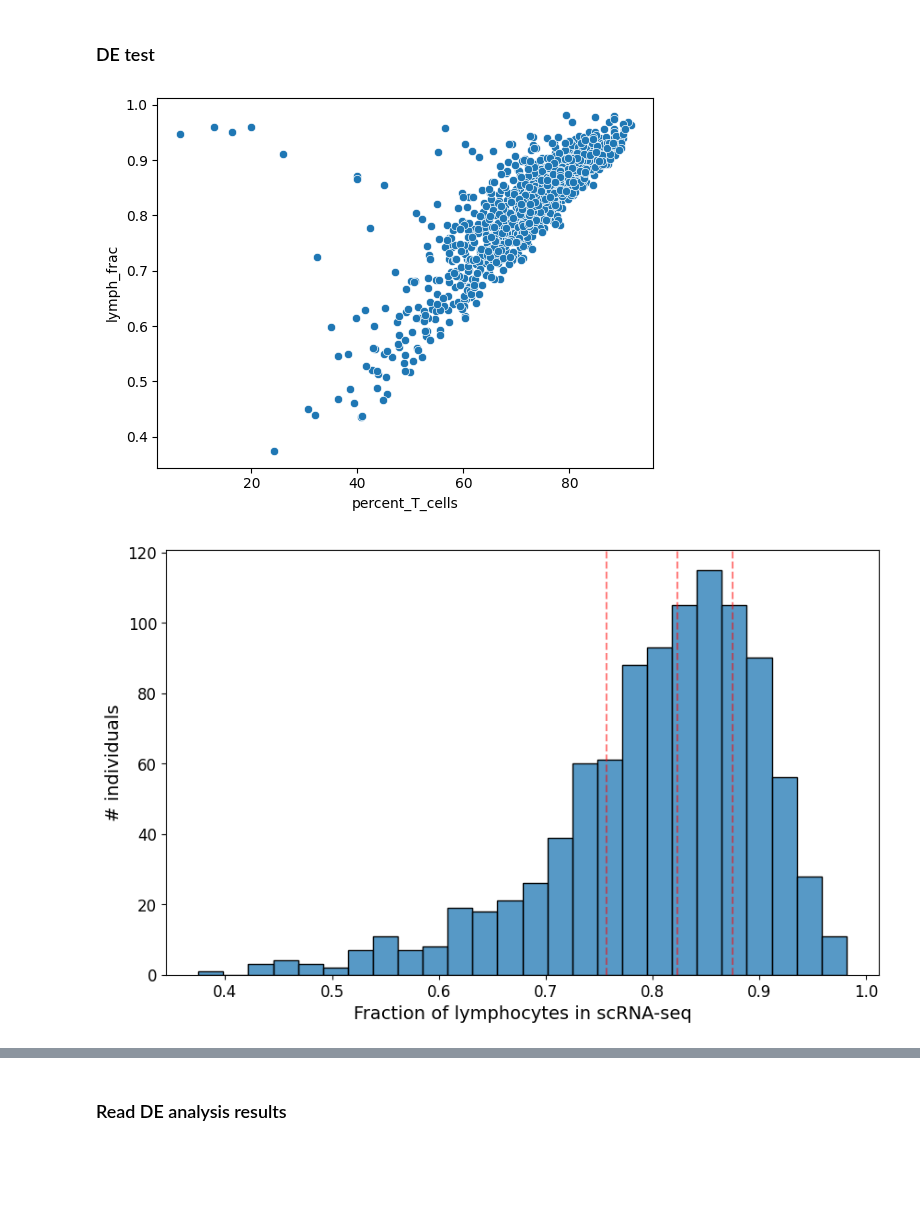
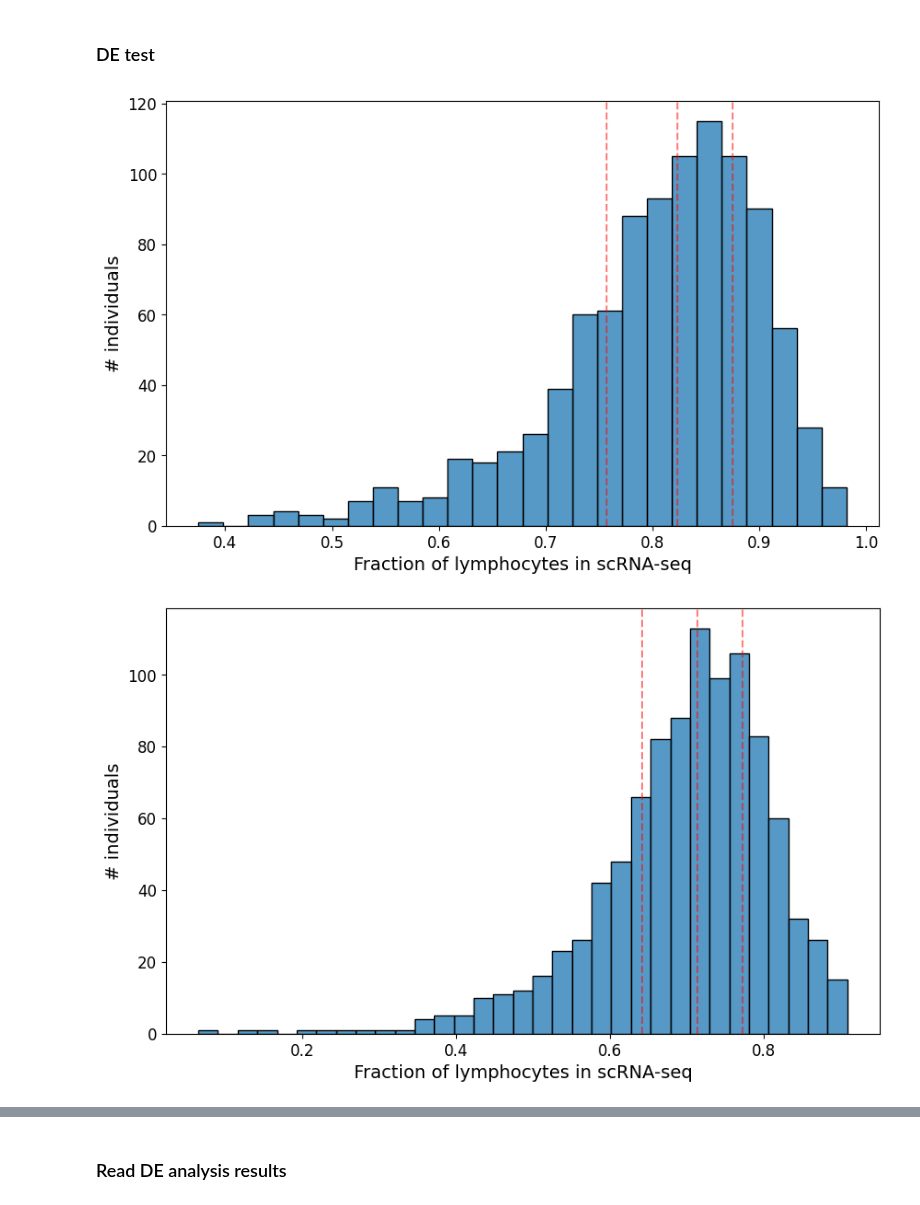
Before and after one commit to emdann/GWT_perturbseq_analysis_2025, a Jupyter notebook: src/7_1k1k_analysis/lymph_counts_DE_analysis.ipynb, the cells around one changed output, grey strips where cells are left out. Drawn from its saved outputs; the diff is of its cells as text; code cells hidden in the pictures; blank space fills up the shorter version.

```diff
--- a/src/7_1k1k_analysis/lymph_counts_DE_analysis.ipynb
+++ b/src/7_1k1k_analysis/lymph_counts_DE_analysis.ipynb
@@ -113,24 +71,53 @@ adata_sums = sc.read_h5ad(datadir + f"Yazar2022_{ct}_processed.pbulk.h5ad")
 # %%
+datadir = '/mnt/oak/users/emma/data/GWT/OneK1K_analysis/'
+ct = 'CD4T'
+ct_counts = pd.read_csv(datadir+'cell_type_counts_full.csv', index_col=0)
+metadata = pd.read_csv(datadir + f'Yazar2022_{ct}_processed.metadata.csv', index_col=0)
+adata_sums = sc.read_h5ad(datadir + f"Yazar2022_{ct}_processed.pbulk.h5ad")
+
+adata_sums = adata_sums[adata_sums.obs['predicted.celltype.l2'] == 'CD4 TCM']
+metadata = metadata[metadata['predicted.celltype.l2'] == 'CD4 TCM'].copy()
+
 lymphocytes = ['B intermediate', 'B memory', 'B naive', 'CD4 CTL',
        'CD4 Naive', 'CD4 Proliferating', 'CD4 TCM', 'CD4 TEM', 'CD8 Naive',
        'CD8 Proliferating', 'CD8 TCM', 'CD8 TEM', 'NK Proliferating',
        'NK_CD56bright', 'Treg', 'gdT', 'dnT']
-metadata['lymph_frac'] = ct_counts[lymphocytes].sum(1) / ct_counts.sum(1)
-metadata['lymph_frac_quartile'] = pd.qcut(metadata['lymph_frac'], q=4, labels=False) / 3  # Dividing by 3 to get values between 0-1
+Tcells = ['CD4 CTL', 'CD4 Naive', 'CD4 Proliferating', 'CD4 TCM', 'CD4 TEM', 'CD8 Naive',
+       'CD8 Proliferating', 'CD8 TCM', 'CD8 TEM', 'Treg', 'gdT', 'dnT']
+ct_counts['lymph_frac'] = ct_counts[lymphocytes].sum(1) / ct_counts.sum(1)
+ct_counts['lymph_frac_quartile'] = pd.qcut(ct_counts['lymph_frac'], q=4, labels=False) / 3  # Dividing by 3 to get values between 0-1
 
-sns.scatterplot(data=metadata, x='percent_T_cells', y='lymph_frac')
-plt.show()
+ct_counts['T_frac'] = ct_counts[Tcells].sum(1) / ct_counts.sum(1)
+ct_counts['T_frac_quartile'] = pd.qcut(ct_counts['T_frac'], q=4, labels=False) / 3  # Dividing by 3 to get values between 0-1
+
+metadata = pd.merge(metadata.reset_index(), ct_counts.reset_index()[['donor_id', 'lymph_frac_quartile', 'lymph_frac', 'T_frac_quartile', 'T_frac']], on='donor_id', how='left')
+metadata = metadata.set_index('index')
+
+# sns.scatterplot(data=metadata, x='percent_T_cells', y='lymph_frac')
+# plt.show()
 
 plt.figure(figsize=(10,6))
 sns.histplot(data=metadata, x='lymph_frac')
 plt.xlabel("Fraction of lymphocytes in scRNA-seq", fontsize=14)
 plt.ylabel("# individuals", fontsize=14)
 plt.xticks(fontsize=12)
 plt.yticks(fontsize=12)
 quartiles = metadata['lymph_frac'].quantile([0.25, 0.5, 0.75])
 for q in quartiles:
     plt.axvline(x=q, color='red', linestyle='--', alpha=0.5)
 plt.show()
+
+
+plt.figure(figsize=(10,6))
+sns.histplot(data=metadata, x='T_frac')
+plt.xlabel("Fraction of lymphocytes in scRNA-seq", fontsize=14)
+plt.ylabel("# individuals", fontsize=14)
+plt.xticks(fontsize=12)
+plt.yticks(fontsize=12)
+quartiles = metadata['T_frac'].quantile([0.25, 0.5, 0.75])
+for q in quartiles:
+    plt.axvline(x=q, color='red', linestyle='--', alpha=0.5)
+plt.show()
 # %% [output]
-[figure, old version]
+[figure, new version]
-[figure, old version]
+[figure, new version]
```
Also changed, not shown: parts of 52 cells of this notebook, 41 other files.
